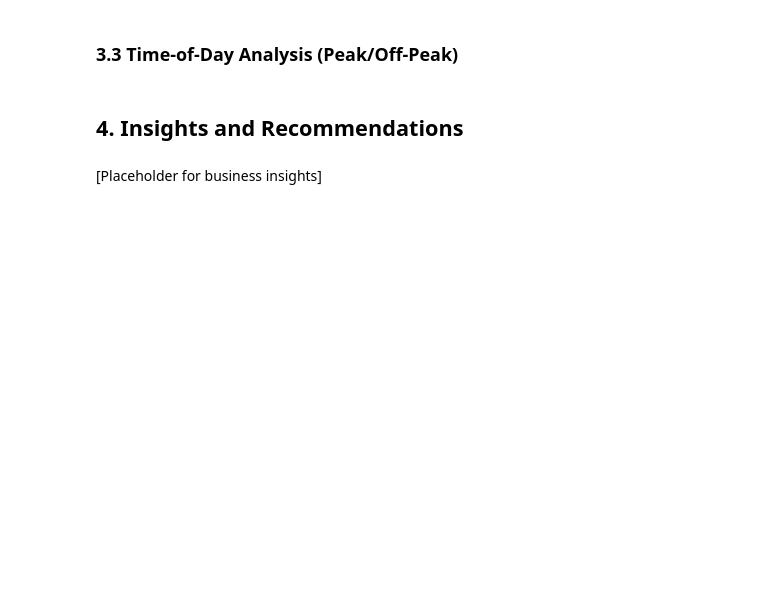
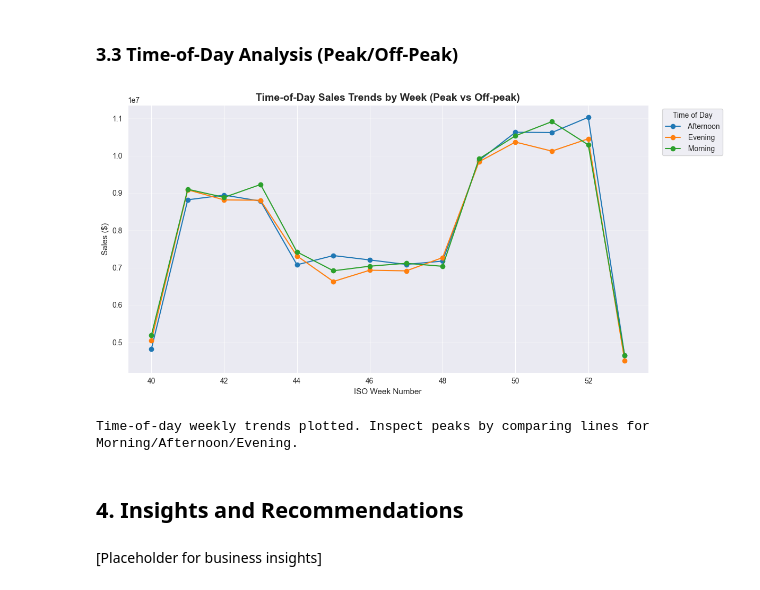
Before and after one commit to parkervw/applied-data-science-with-python-sales-analysis, a Jupyter notebook: scripts/sales_analysis.ipynb, the cells around one changed output. Cells and saved outputs as stored; diff of their text form; code cells hidden in the pictures; blank space fills up the shorter version.

```diff
--- a/scripts/sales_analysis.ipynb
+++ b/scripts/sales_analysis.ipynb
@@ -293,8 +324,23 @@ pass
 # %% [markdown]
 ### 3.3 Time-of-Day Analysis (Peak/Off-Peak)
 # %%
-# Placeholder for time-of-day subplots
-pass
+# Time-of-Day Analysis (Peak/Off-Peak) using agg_time_week
+# Pivot to have Weeks as index and Time periods as columns
+pivot_time_week = agg_time_week.pivot(index='Week', columns='Time', values='Sales').sort_index()
+fig, ax = plt.subplots(figsize=(12, 6))
+pivot_time_week.plot(ax=ax, marker='o')
+ax.set_title('Time-of-Day Sales Trends by Week (Peak vs Off-peak)', fontsize=14, fontweight='bold')
+ax.set_ylabel('Sales ($)', fontsize=11)
+ax.set_xlabel('ISO Week Number', fontsize=11)
+ax.grid(axis='y', alpha=0.3)
+ax.legend(title='Time of Day', bbox_to_anchor=(1.02, 1), loc='upper left')
+plt.tight_layout()
+plt.show()
+
+print('Time-of-day weekly trends plotted. Inspect peaks by comparing lines for Morning/Afternoon/Evening.')
+# %% [output]
+[figure, added]
+Time-of-day weekly trends plotted. Inspect peaks by comparing lines for Morning/Afternoon/Evening.
 # %% [markdown]
 ## 4. Insights and Recommendations
 # %% [markdown]
```
Also changed, not shown: parts of 2 cells of this notebook.
